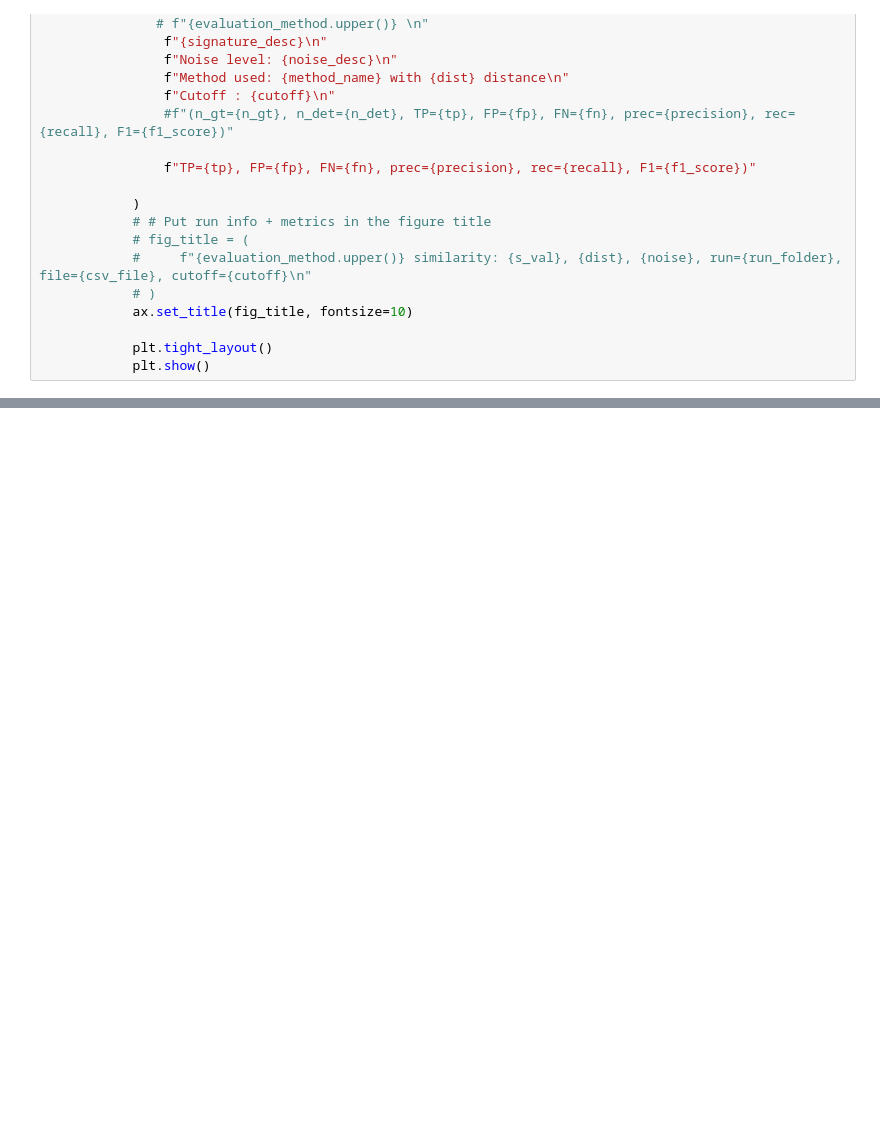
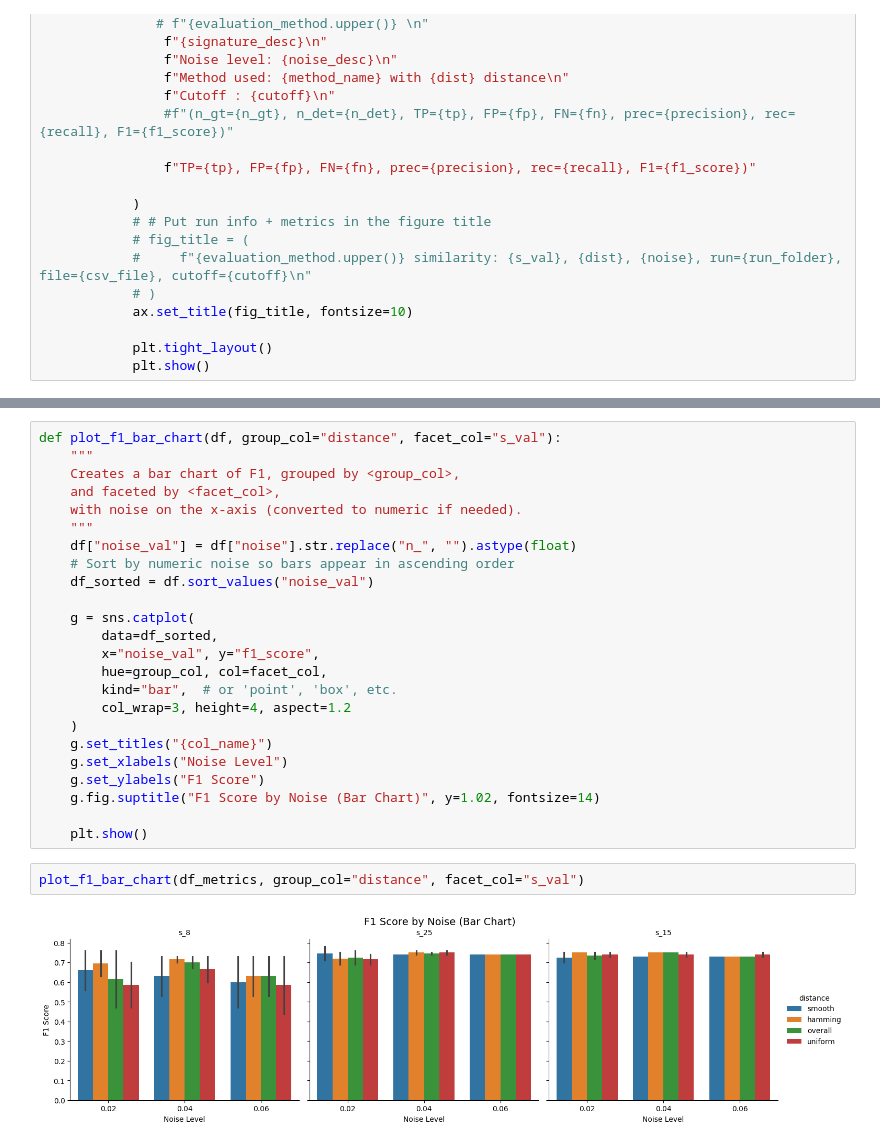
Before and after one commit to Jolijn2020/Mutational_Signatures, a Jupyter notebook: Evaluation_final_clean.ipynb, the cells around one changed output, grey strips where cells are left out. Saved outputs shown, nothing was run; the diff lists cells and outputs as text; blank space fills up the shorter version.

```diff
--- a/Evaluation_final_clean.ipynb
+++ b/Evaluation_final_clean.ipynb
@@ -1257,0 +1416,28 @@ plot_all_runs_similarity(
+# %%
+def plot_f1_bar_chart(df, group_col="distance", facet_col="s_val"):
+    """
+    Creates a bar chart of F1, grouped by <group_col>,
+    and faceted by <facet_col>,
+    with noise on the x-axis (converted to numeric if needed).
+    """
+    df["noise_val"] = df["noise"].str.replace("n_", "").astype(float)
+    # Sort by numeric noise so bars appear in ascending order
+    df_sorted = df.sort_values("noise_val")
+
+    g = sns.catplot(
+        data=df_sorted,
+        x="noise_val", y="f1_score",
+        hue=group_col, col=facet_col,
+        kind="bar",  # or 'point', 'box', etc.
+        col_wrap=3, height=4, aspect=1.2
+    )
+    g.set_titles("{col_name}")
+    g.set_xlabels("Noise Level")
+    g.set_ylabels("F1 Score")
+    g.fig.suptitle("F1 Score by Noise (Bar Chart)", y=1.02, fontsize=14)
+
+    plt.show()
+# %%
+plot_f1_bar_chart(df_metrics, group_col="distance", facet_col="s_val")
+# %% [output]
+[figure, added]
```
Also changed, not shown: parts of 9 cells of this notebook.
